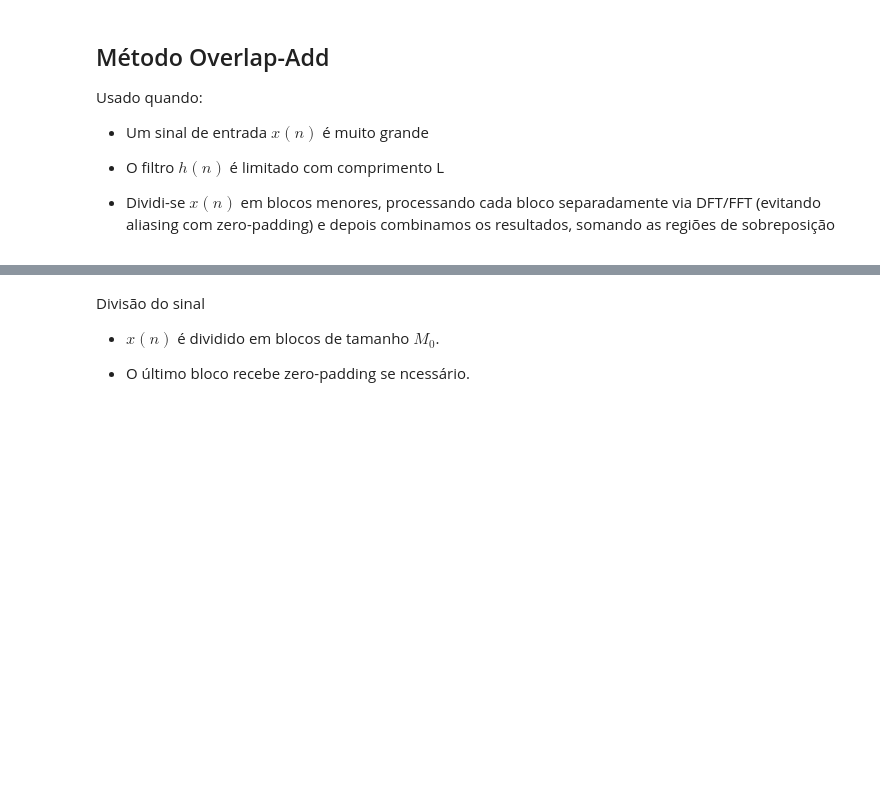
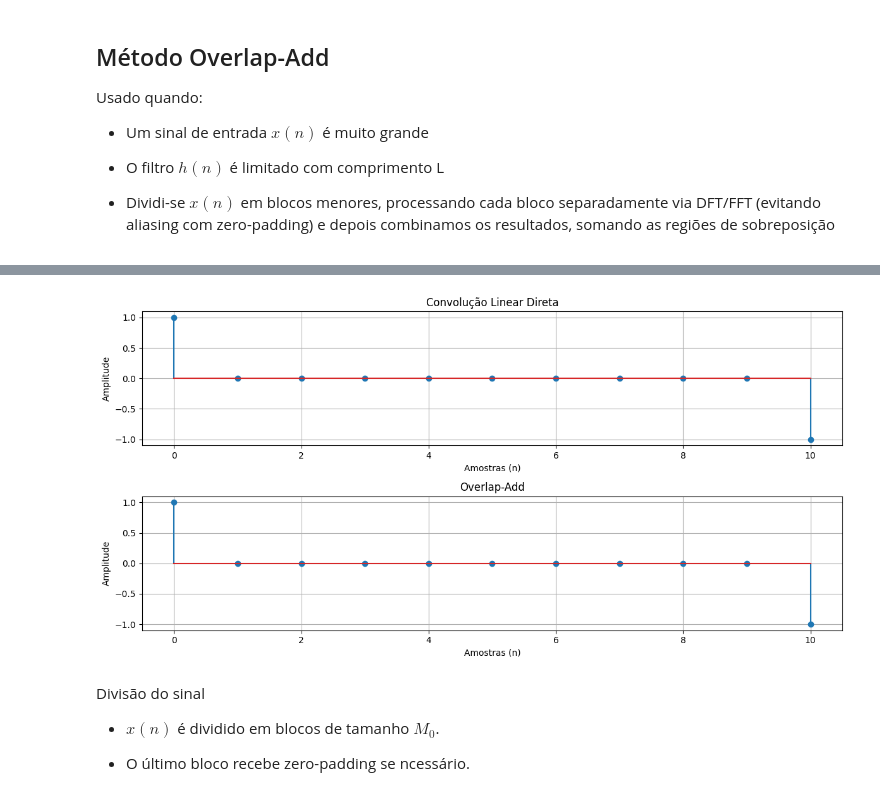
Before and after one commit to ricardofss1/PDS, a Jupyter notebook: ConvolucaoCircular.ipynb, the cells around one changed output, grey strips where cells are left out. Cells and saved outputs as stored; diff of their text form; code cells hidden in the pictures; blank space fills up the shorter version.

```diff
--- a/ConvolucaoCircular.ipynb
+++ b/ConvolucaoCircular.ipynb
@@ -258,3 +320,25 @@ Usado quando:
+# %%
+# Convolução linear direta para comparação
+y_direto = np.convolve(x_n, h_n, mode='full')
+
+plt.figure(figsize=(12, 6))
+plt.subplot(2, 1, 1)
+plt.stem(y_direto)
+plt.title("Convolução Linear Direta")
+plt.xlabel("Amostras (n)")
+plt.ylabel("Amplitude")
+plt.grid(True)
+
+plt.subplot(2, 1, 2)
+plt.stem(y[:len(y_direto)])
+plt.title("Overlap-Add")
+plt.xlabel("Amostras (n)")
+plt.ylabel("Amplitude")
+plt.grid(True)
+
+plt.tight_layout()
+# %% [output]
+[figure, added]
 # %%
 # Sinal aleatorio x(n) (exemplo com 100 amostras)
 np.random.seed(0)
```
Also changed, not shown: parts of 1 cell of this notebook.
